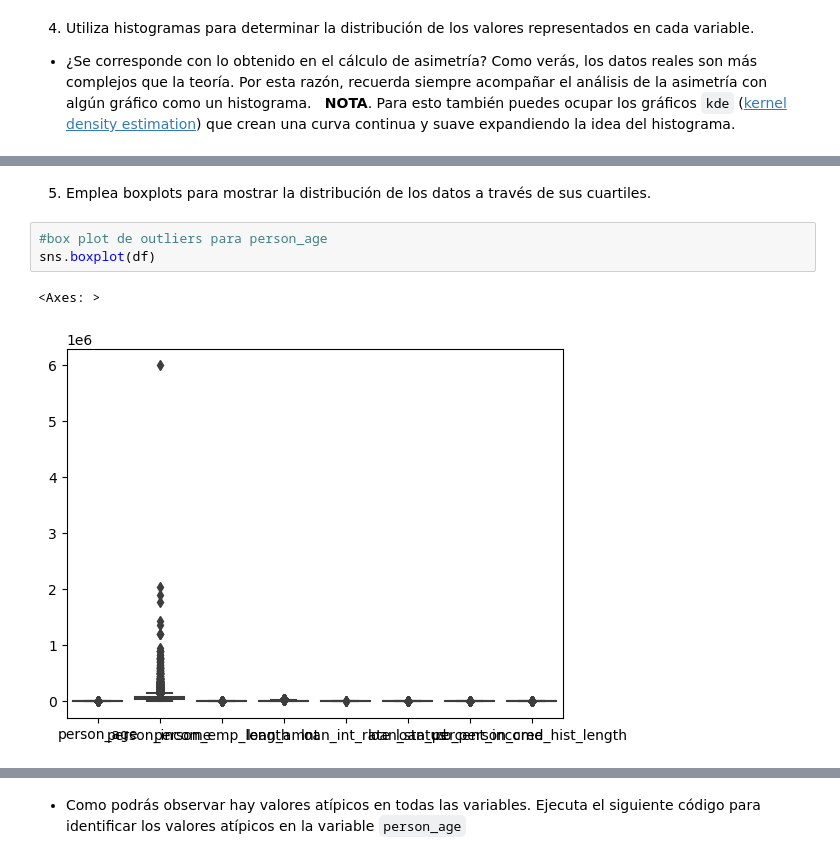
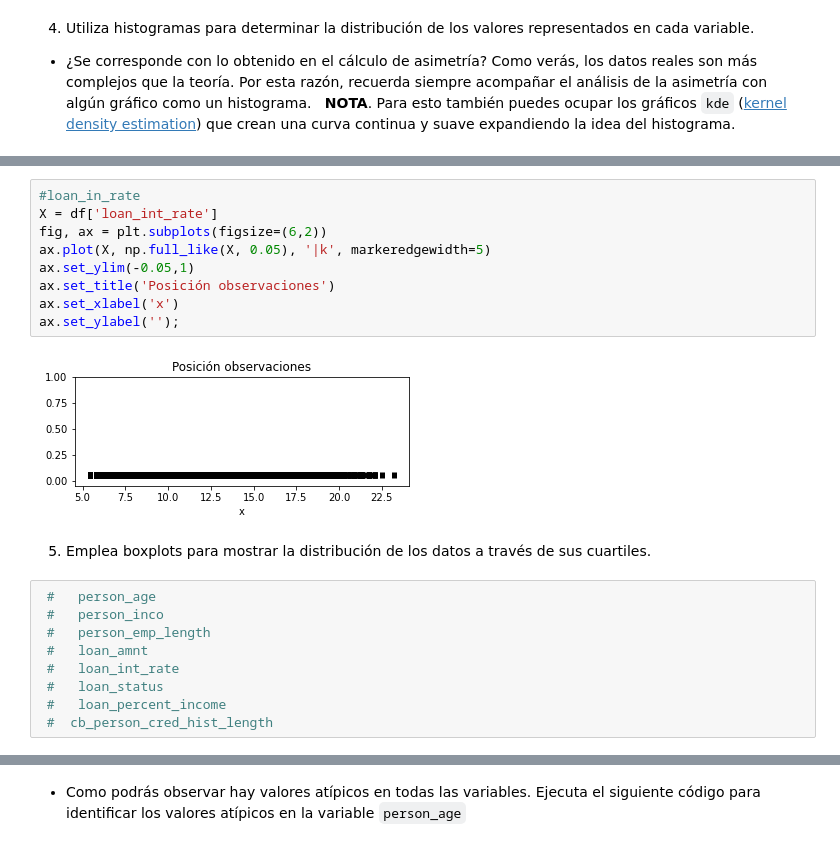
Before and after one commit to angelsedam/Maestria_IAA, a Jupyter notebook: 01_ciencia_analitica_datos/mod03_1_eda/entregable/Actividad4EDA.ipynb, the cells around one changed output, grey strips where cells are left out. Drawn from its saved outputs; the diff is of its cells as text.

```diff
--- a/01_ciencia_analitica_datos/mod03_1_eda/entregable/Actividad4EDA.ipynb
+++ b/01_ciencia_analitica_datos/mod03_1_eda/entregable/Actividad4EDA.ipynb
@@ -137,8 +216,22 @@ df.describe()
+# %%
+#loan_in_rate
+X = df['loan_int_rate']
+fig, ax = plt.subplots(figsize=(6,2))
+ax.plot(X, np.full_like(X, 0.05), '|k', markeredgewidth=5)
+ax.set_ylim(-0.05,1)
+ax.set_title('Posición observaciones')
+ax.set_xlabel('x')
+ax.set_ylabel('');
+# %% [output]
+[figure, added]
 # %% [markdown]
 5. Emplea boxplots para mostrar la distribución de los datos a través de sus cuartiles.
-# %%
-#box plot de outliers para person_age
-sns.boxplot(df)
-# %% [output]
-<Axes: >
-[figure, removed]
+# %%
+ #   person_age
+ #   person_inco
+ #   person_emp_length
+ #   loan_amnt
+ #   loan_int_rate
+ #   loan_status
+ #   loan_percent_income
+ #  cb_person_cred_hist_length
```
Also changed, not shown: parts of 31 cells of this notebook.
